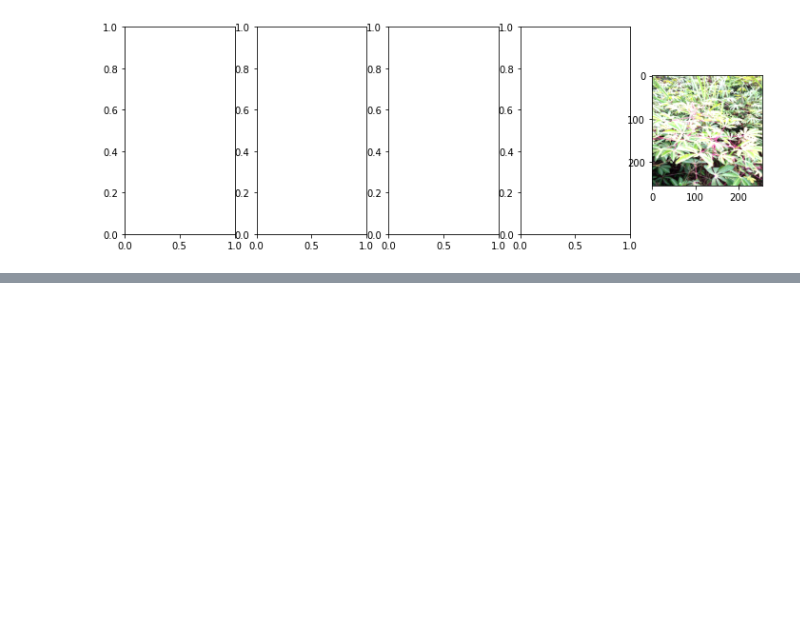
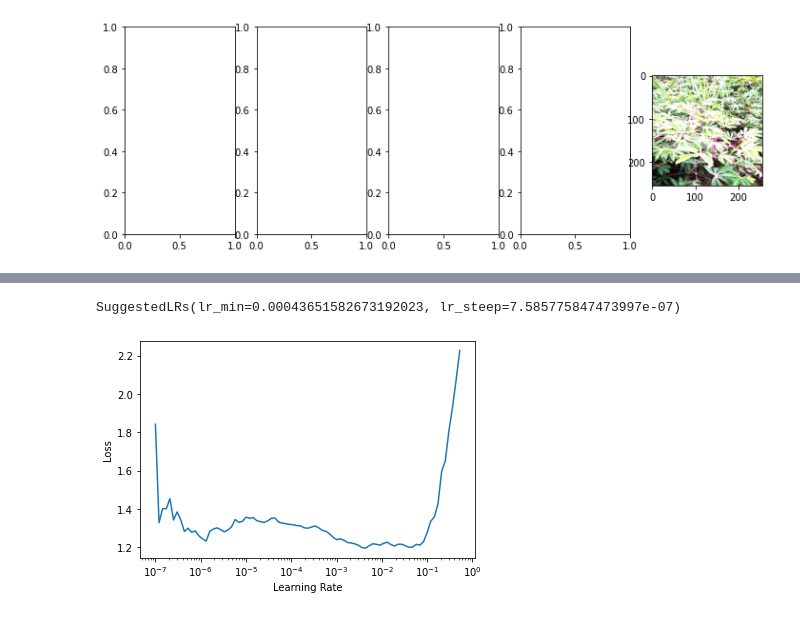
Before and after one commit to alswang18/little-cassava-ai, a Jupyter notebook: data_exploration.ipynb, the cells around one changed output, grey strips where cells are left out. Drawn from its saved outputs; the diff is of its cells as text; code cells hidden in the pictures; blank space fills up the shorter version.

```diff
--- a/data_exploration.ipynb
+++ b/data_exploration.ipynb
@@ -220,0 +315,5 @@ tfms = augment.aug_transforms(do_flip=True,
+# %%
+learn = cnn_learner(dls, resnet18, metrics=[error_rate])
+# %%
+learn.lr_find()
+# %% [output]
@@ -220,0 +321,2 @@ tfms = augment.aug_transforms(do_flip=True,
+SuggestedLRs(lr_min=0.00043651582673192023, lr_steep=7.585775847473997e-07)
+[figure, added]
```
Also changed, not shown: parts of 17 cells of this notebook.
